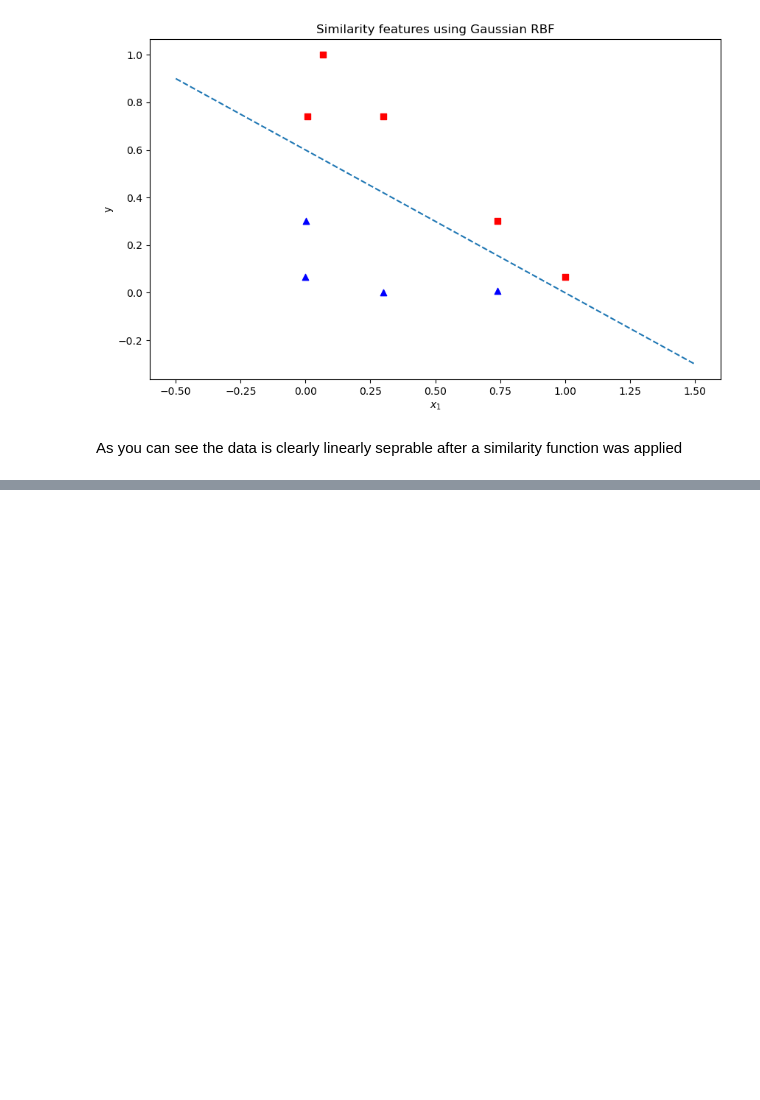
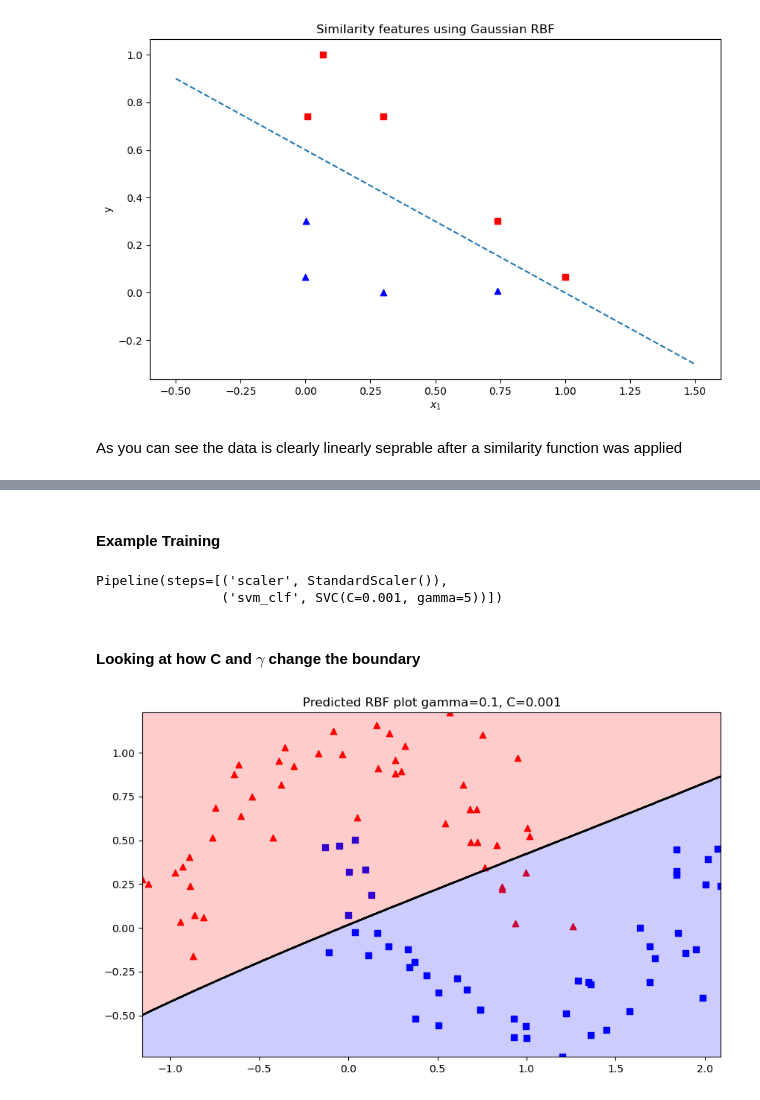
Before and after one commit to LilacOrchid/MachineLearningPractice, a Jupyter notebook: SVM Theory.ipynb, the cells around one changed output, grey strips where cells are left out. Cells and saved outputs as stored; diff of their text form; code cells hidden in the pictures; blank space fills up the shorter version.

```diff
--- a/SVM Theory.ipynb
+++ b/SVM Theory.ipynb
@@ -214,11 +214,11 @@ Pipeline(steps=[('scaler', StandardScaler()),
 # %% [markdown]
 This code trained the SVM classifier using a third degree polynomial kernel as seen below, and a tenth degree polymial
 # %%
-def plot_contour(X,y,degrees=3):
+def plot_contour(X,y,title,**kwargs):
 
     poly_kernel_svm_clf = Pipeline([
         ('scaler',StandardScaler()),
-        ('svm_clf',SVC(kernel='poly',degree=degrees,coef0=1,C=10))
+        ('svm_clf',SVC(**kwargs))
         ])
     poly_kernel_svm_clf.fit(X,y)
 
@@ -232,7 +232,7 @@ def plot_contour(X,y,degrees=3):
     pred_matrix = predictions.reshape(gridX.shape)
 
     plt.figure(figsize=(10,6))
-    plt.title(f'Predicted Poly-plot degree={degrees}')
+    plt.title(title)
     plt.scatter(X[y==0,0],X[y==0,1],color='r',marker='^')
     plt.scatter(X[y==1,0],X[y==1,1],color='b',marker='s')
     plt.contour(gridx,gridy,pred_matrix,colors='black')
@@ -293,0 +302,18 @@ As you can see the data is clearly linearly seprable after a similarity function
+# %% [markdown]
+#### Example Training
+# %%
+rbf_kernel_svm_clf = Pipeline ([
+    ('scaler',StandardScaler()),
+    ('svm_clf',SVC(kernel='rbf',gamma=5,C=0.001))
+])
+rbf_kernel_svm_clf.fit(X,y)
+# %% [output]
+Pipeline(steps=[('scaler', StandardScaler()),
+                ('svm_clf', SVC(C=0.001, gamma=5))])
+# %% [markdown]
+#### Looking at how C and $\gamma$ change the boundary
+# %%
+title='Predicted RBF plot gamma=0.1, C=0.001'
+plot_contour(X,y,title,kernel='rbf',gamma=0.1,C=0.001)
+# %% [output]
+[figure, added]
```
Also changed, not shown: parts of 14 cells of this notebook.
